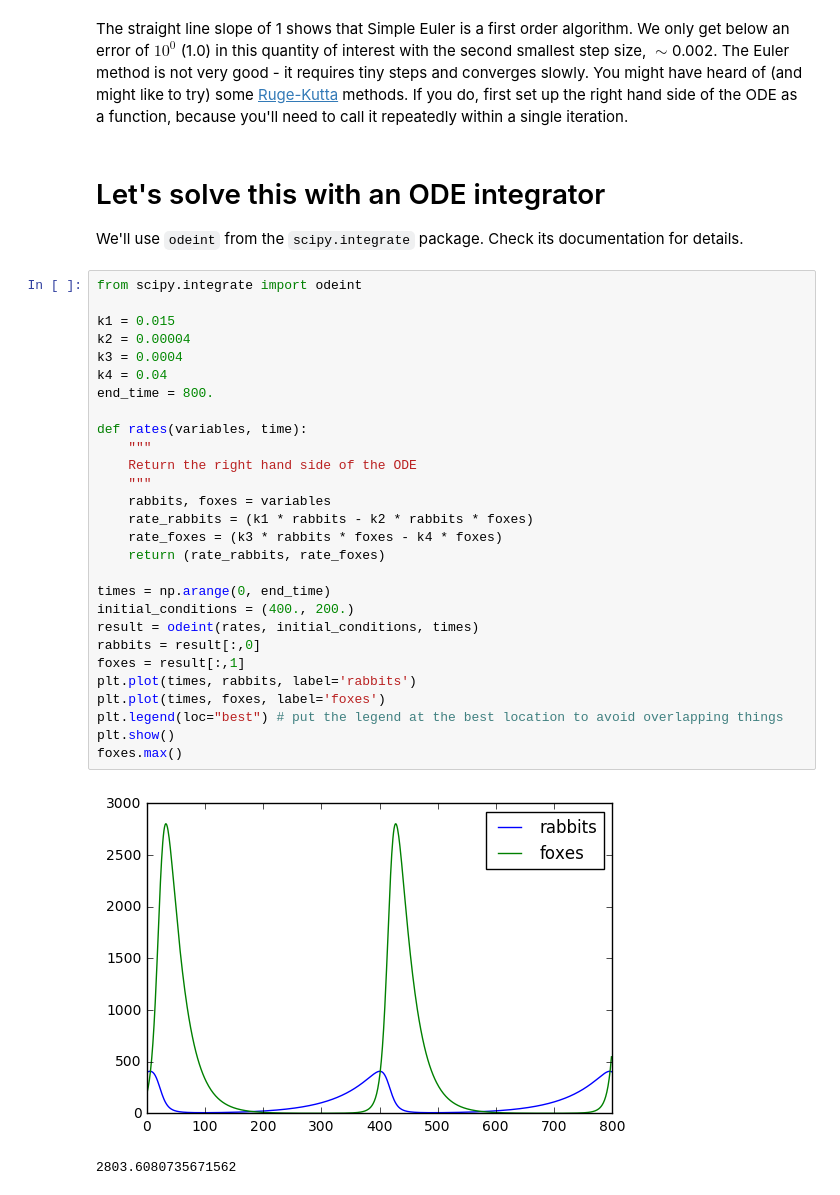
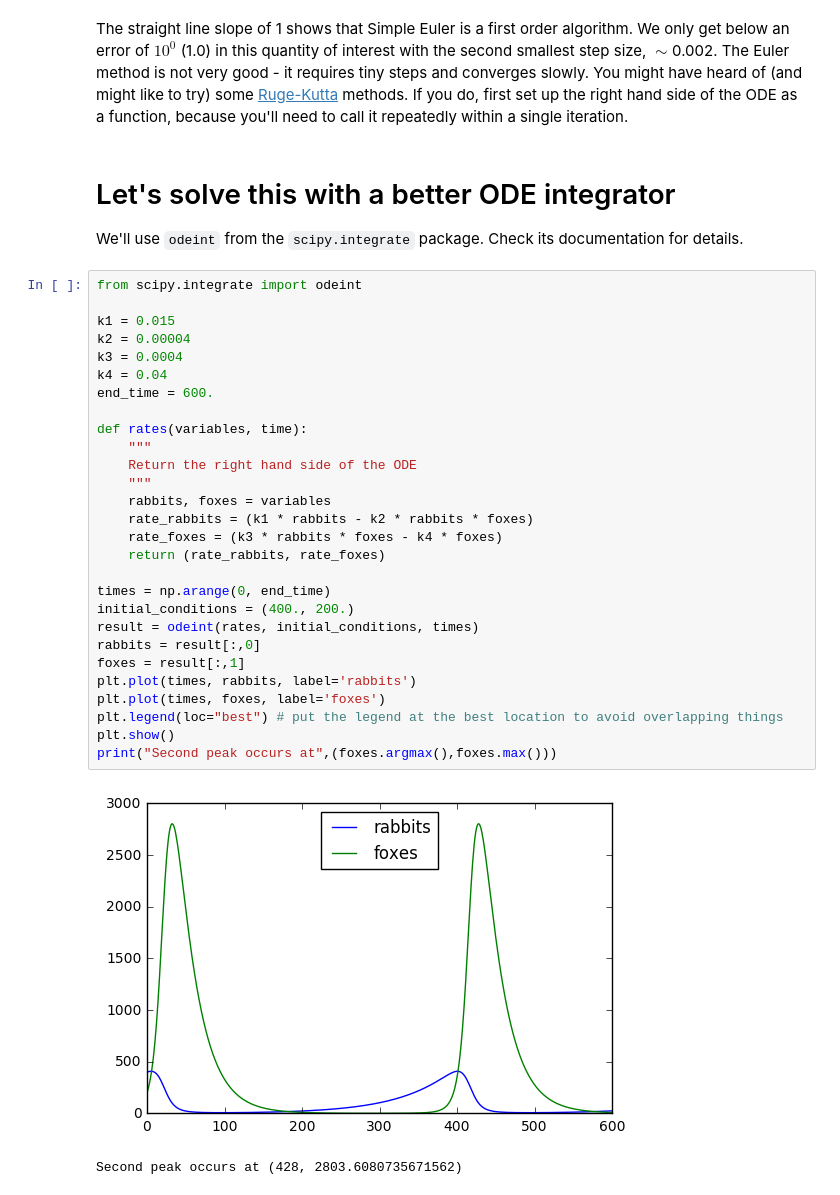
Before and after one commit to dbaugher/rabbits-and-foxes, a Jupyter notebook: rabbits-and-foxes.ipynb, the cells around one changed output. Saved outputs shown, nothing was run; the diff lists cells and outputs as text.

```diff
--- a/rabbits-and-foxes.ipynb
+++ b/rabbits-and-foxes.ipynb
@@ -172,37 +172,37 @@ The straight line slope of 1 shows that Simple Euler is a first order algorithm.
 We only get below an error of $10^0$ (1.0) in this quantity of interest with the second smallest step size, $\sim$0.002.
 The Euler method is not very good - it requires tiny steps and converges slowly. You might have heard of (and might like to try) some [Ruge-Kutta](https://en.wikipedia.org/wiki/Runge–Kutta_methods) methods. If you do, first set up the right hand side of the ODE as a function, because you'll need to call it repeatedly within a single iteration.
 # %% [markdown]
-# Let's solve this with an ODE integrator
+# Let's solve this with a better ODE integrator
 
 We'll use `odeint` from the `scipy.integrate` package. Check its documentation for details.
 # %%
 from scipy.integrate import odeint
 
 k1 = 0.015
 k2 = 0.00004
 k3 = 0.0004
 k4 = 0.04
-end_time = 800.
+end_time = 600.
 
 def rates(variables, time):
     """
     Return the right hand side of the ODE
     """
     rabbits, foxes = variables
     rate_rabbits = (k1 * rabbits - k2 * rabbits * foxes)
     rate_foxes = (k3 * rabbits * foxes - k4 * foxes)
     return (rate_rabbits, rate_foxes)
 
 times = np.arange(0, end_time)
 initial_conditions = (400., 200.)
 result = odeint(rates, initial_conditions, times)
 rabbits = result[:,0]
 foxes = result[:,1]
 plt.plot(times, rabbits, label='rabbits')
 plt.plot(times, foxes, label='foxes')
 plt.legend(loc="best") # put the legend at the best location to avoid overlapping things
 plt.show()
-foxes.max()
+print("Second peak occurs at",(foxes.argmax(),foxes.max()))
 # %% [output]
-[figure, old version]
+[figure, new version]
-2803.6080735671562
+Second peak occurs at (428, 2803.6080735671562)
```
